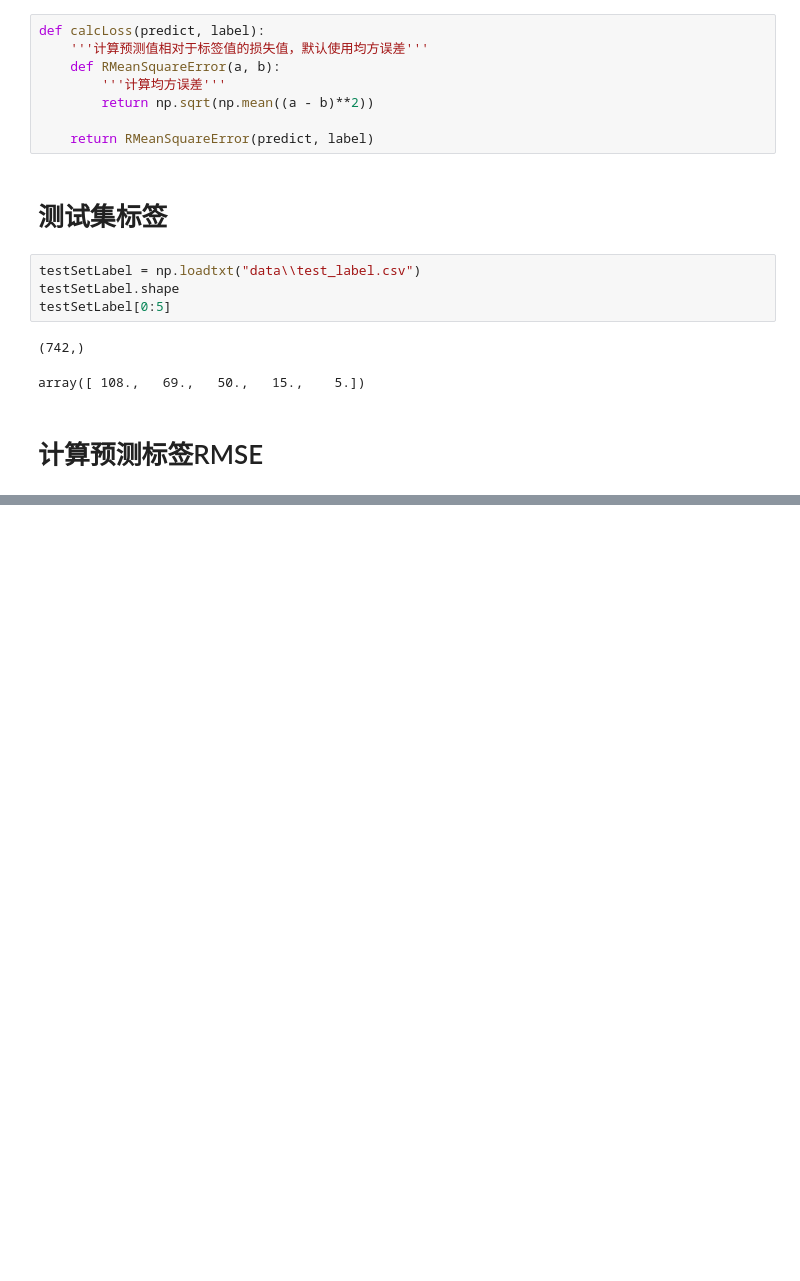
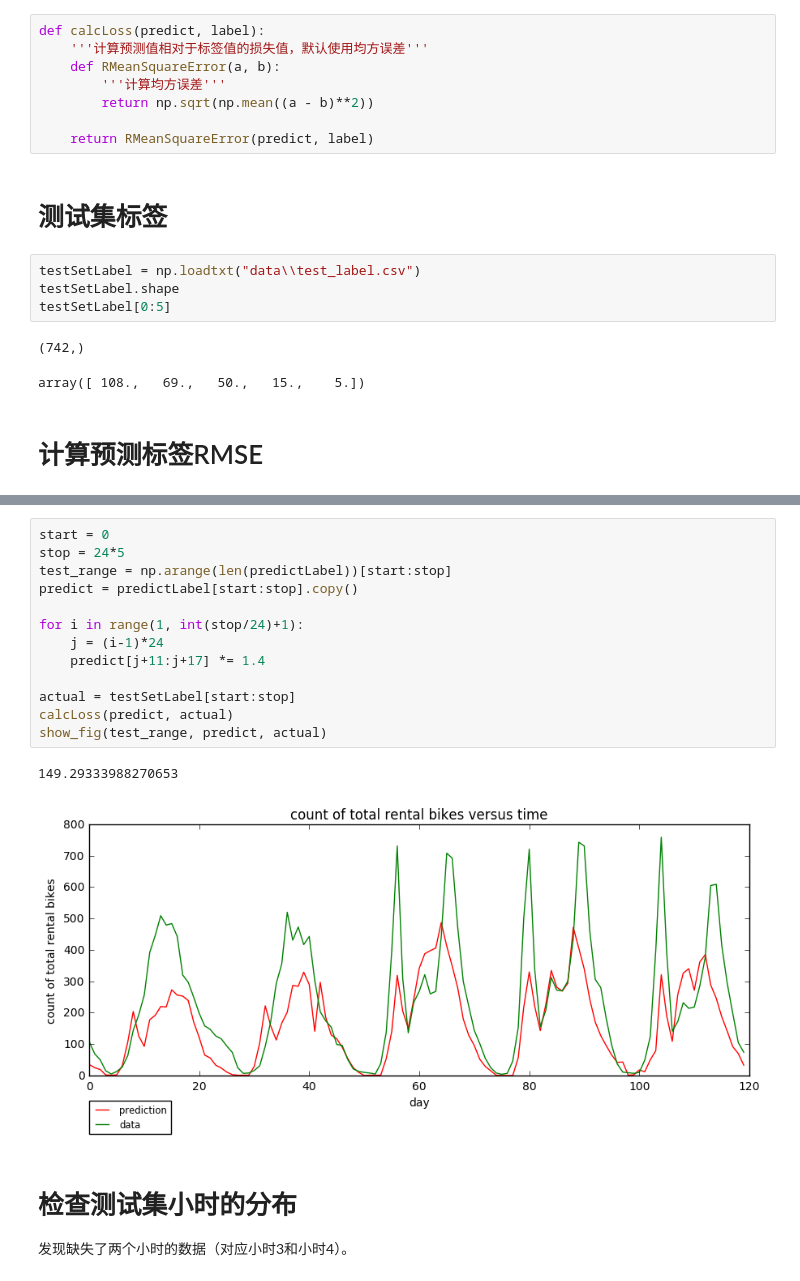
Before and after one commit to linzch3/Open-Course-Learning, a Jupyter notebook: A04.Artificial Intelligence - SYSU - RYH/Project/regression/Rank checking.ipynb, the cells around one changed output, grey strips where cells are left out. Drawn from its saved outputs; the diff is of its cells as text; blank space fills up the shorter version.

```diff
--- a/A04.Artificial Intelligence - SYSU - RYH/Project/regression/Rank checking.ipynb
+++ b/A04.Artificial Intelligence - SYSU - RYH/Project/regression/Rank checking.ipynb
@@ -41,0 +69,20 @@ calcLoss(predictLabel, testSetLabel)
+# %%
+start = 0
+stop = 24*5
+test_range = np.arange(len(predictLabel))[start:stop]
+predict = predictLabel[start:stop].copy()
+
+for i in range(1, int(stop/24)+1):
+    j = (i-1)*24
+    predict[j+11:j+17] *= 1.4
+
+actual = testSetLabel[start:stop]
+calcLoss(predict, actual)
+show_fig(test_range, predict, actual)
+# %% [output]
+149.29333988270653
+[figure, added]
+# %% [markdown]
+# 检查测试集小时的分布
+
+发现缺失了两个小时的数据（对应小时3和小时4）。
```
Also changed, not shown: parts of 19 cells of this notebook, 53 other files.
